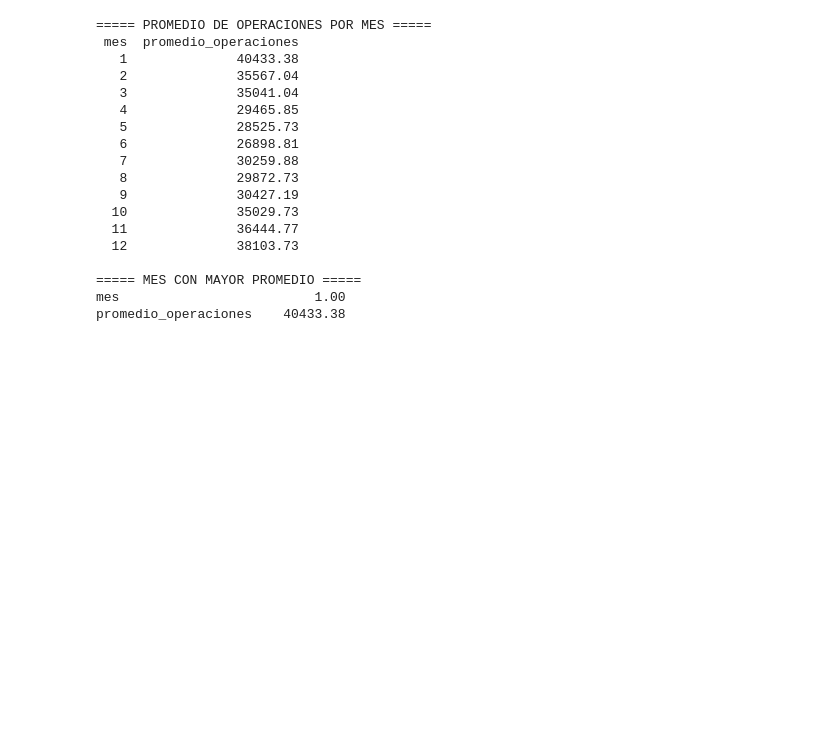
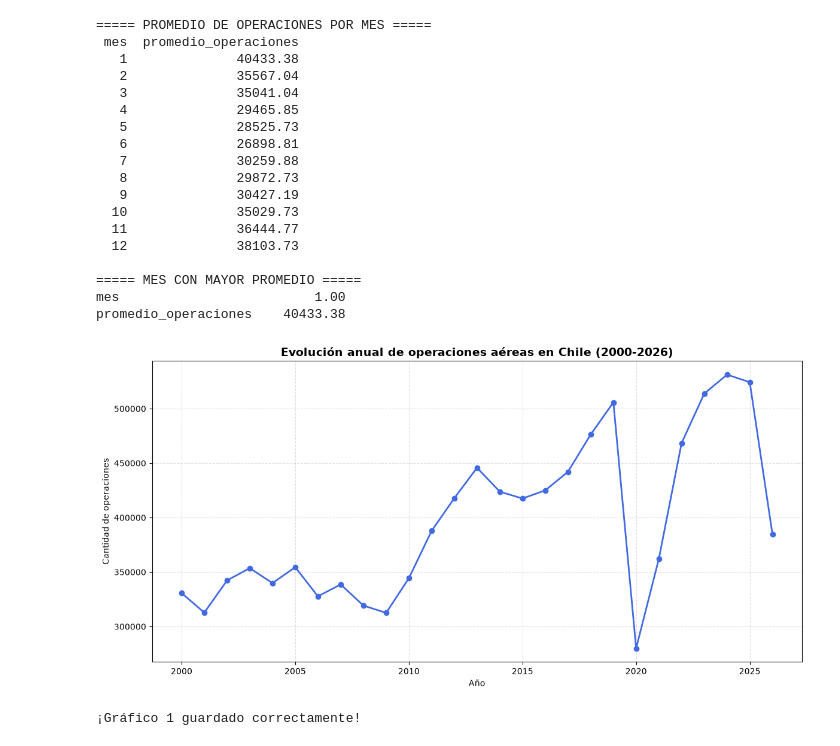
Before and after one commit to catalinaamairaajuju-alt/evaluacion_02_transportes, a Jupyter notebook: notebooks/evaluacion02.ipynb, the cells around one changed output. Saved outputs shown, nothing was run; the diff lists cells and outputs as text; code cells hidden in the pictures; blank space fills up the shorter version.

Commit message:
visualization: genera cinco graficos de operaciones aereas

```diff
--- a/notebooks/evaluacion02.ipynb
+++ b/notebooks/evaluacion02.ipynb
@@ -390,3 +390,50 @@ print(operaciones_mensuales.loc[
 ===== MES CON MAYOR PROMEDIO =====
 mes                         1.00
 promedio_operaciones    40433.38
+# %%
+# GRÁFICO 1: Evolución anual de operaciones aéreas
+
+import matplotlib.pyplot as plt
+from pathlib import Path
+
+# Crear gráfico
+plt.figure(figsize=(12, 6))
+
+plt.plot(
+    operaciones_anuales["anio"],
+    operaciones_anuales["cnt_operaciones"],
+    marker="o",
+    linewidth=2,
+    color="royalblue"
+)
+
+# Agregar título y etiquetas
+plt.title(
+    "Evolución anual de operaciones aéreas en Chile (2000-2026)",
+    fontsize=14,
+    fontweight="bold"
+)
+
+plt.xlabel("Año")
+plt.ylabel("Cantidad de operaciones")
+plt.grid(True, linestyle="--", alpha=0.4)
+
+# Ajustar diseño
+plt.tight_layout()
+
+# Guardar imagen
+carpeta_figuras = carpeta_proyecto / "output" / "figures"
+carpeta_figuras.mkdir(parents=True, exist_ok=True)
+
+plt.savefig(
+    carpeta_figuras / "grafico_01_evolucion_anual.png",
+    dpi=300,
+    bbox_inches="tight"
+)
+
+plt.show()
+
+print("¡Gráfico 1 guardado correctamente!")
+# %% [output]
+[figure, added]
+¡Gráfico 1 guardado correctamente!
```
Also changed, not shown: parts of 4 cells of this notebook, 5 other files.
